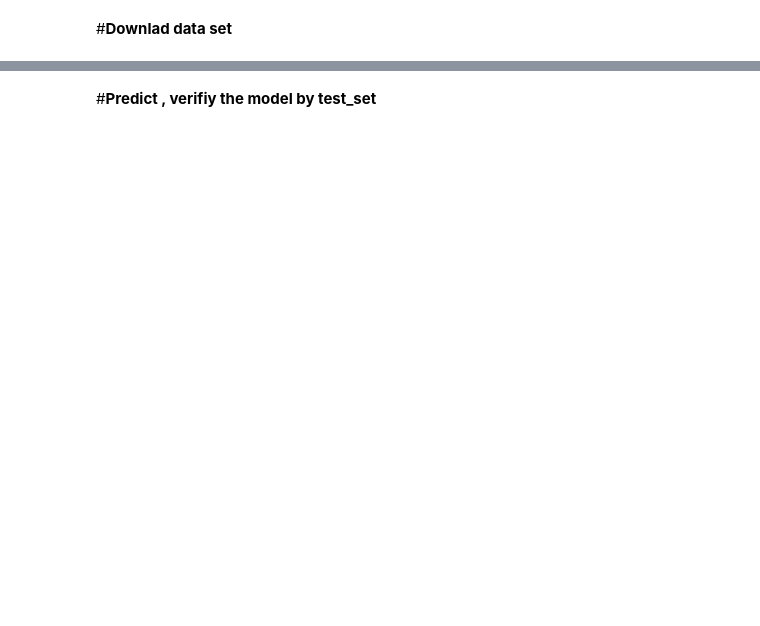
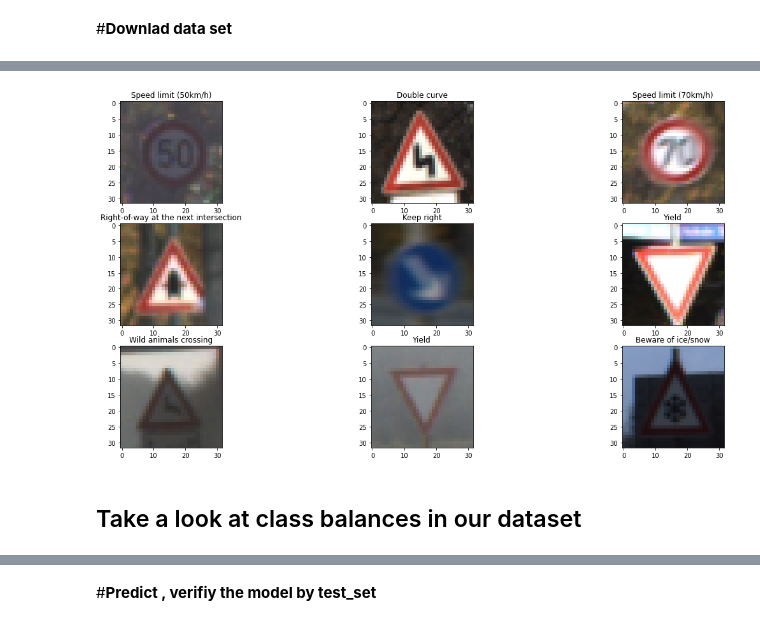
Before and after one commit to quochungtran/build-road-signal-classifiations, a Jupyter notebook: build_road_signal_classifiations.ipynb, the cells around one changed output, grey strips where cells are left out. Cells and saved outputs as stored; diff of their text form; code cells hidden in the pictures; blank space fills up the shorter version.

```diff
--- a/build_road_signal_classifiations.ipynb
+++ b/build_road_signal_classifiations.ipynb
@@ -193,0 +175,15 @@ testy=test_set["labels"]
+# %%
+fig = plt.figure(figsize = (20, 10))
+dim = 3
+start_point = 1
+fig_num = 1
+
+for i in range(start_point, dim*dim + start_point):
+    ax = fig.add_subplot(dim, dim, fig_num)
+    fig_num += 1
+    ax.imshow(trainX[i])
+    ax.set_title(classNames[trainy[i]])
+# %% [output]
+[figure, added]
+# %% [markdown]
+## Take a look at class balances in our dataset
```
Also changed, not shown: parts of 95 cells of this notebook.
